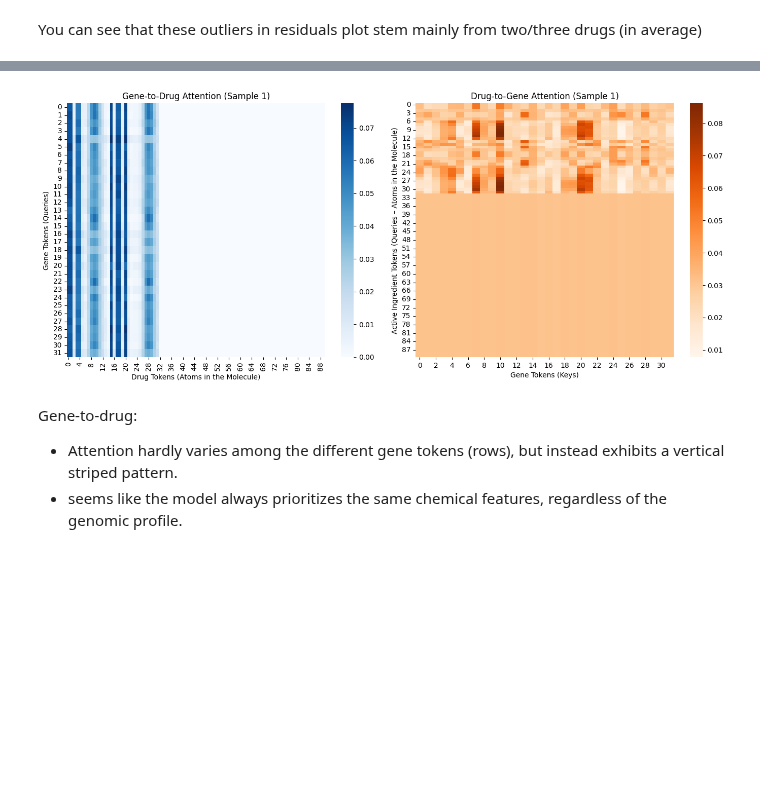
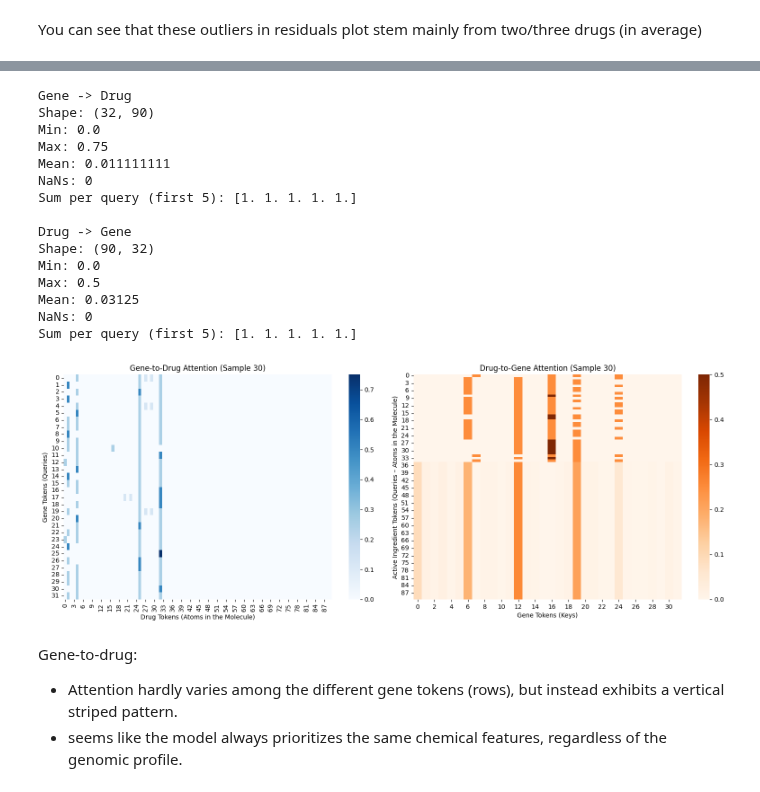
Before and after one commit to s-juross/masterthesis, a Jupyter notebook: gpu/error_analysis_attention.ipynb, the cells around one changed output, grey strips where cells are left out. Drawn from its saved outputs; the diff is of its cells as text; code cells hidden in the pictures; blank space fills up the shorter version.

```diff
--- a/gpu/error_analysis_attention.ipynb
+++ b/gpu/error_analysis_attention.ipynb
@@ -786,17 +750,24 @@ Seed evaluation
 from tqdm.auto import tqdm
 import sys
 import os
+from pathlib import Path
 molclr_path = os.path.abspath('../MolCLR')
 if molclr_path not in sys.path:
     sys.path.append(molclr_path)
 from models.gcn_molclr import GCN
 gnn_type = "GCN"  # Options: "GCN", "GAT", "GIN"
 
+# get checkpoint path for MolCLR model
+molclr_dir = Path("../MolCLR").resolve()
+checkpoint_path = molclr_dir / "ckpt" / "pretrained_gcn" / "checkpoints" / "model.pth"
+if not checkpoint_path.is_file():
+    raise FileNotFoundError(f"MolCLR-Checkpoint nicht gefunden: {checkpoint_path}")
+
 seed_results = []
 amp_enabled = device.type in ("cuda","mps")
 # device = torch.device("cuda" if torch.cuda.is_available() else "mps" if torch.backends.mps.is_available() else "cpu")
 # Zeile obendrüber: vielleicht machen wir das eher so?
-scaler = torch.amp.GradScaler(device.type, enabled=amp_enabled)
+scaler = torch.amp.GradScaler(device.type, enabled=False)
 
 for run_idx, seed in enumerate(seeds):
     print(f"\n==========================================")
@@ -807,7 +778,24 @@ for run_idx, seed in enumerate(seeds):
     #torch.use_deterministic_algorithms(True, warn_only=True)
     train_loader.generator.manual_seed(seed)
 
-    molclr_gcn = GCN(num_layer=5, emb_dim=300, feat_dim=hidden_dim, drop_ratio=dropout, pool="mean")
+    molclr_gcn = GCN(num_layer=5, emb_dim=300, feat_dim=512, drop_ratio=0, pool="mean").to(device)
+    state_dict = torch.load(
+        checkpoint_path,
+        map_location=device,
+        weights_only=True,
+    )
+    molclr_gcn.load_state_dict(state_dict, strict=True)
+
+    # Prüft, ob die geladenen Parameter exakt den Checkpoint-Werten entsprechen.
+    loaded_state = molclr_gcn.state_dict()
+    if not all(
+        torch.equal(loaded_state[name].cpu(), tensor.cpu())
+        for name, tensor in state_dict.items()
+    ):
+        raise RuntimeError("Loaded weights do not match the checkpoint.")
+
+    print(f"MolCLR checkpoint successfully loaded: {checkpoint_path}")
+
     model = GroundedCrossAttentionModel(
         gene_token_indices=gene_token_indices,
         hidden_dim=hidden_dim,
@@ -851,12 +839,14 @@ for run_idx, seed in enumerate(seeds):
 
     for epoch in range(epochs):
         model.train()
+        if freeze_bool:
+            model.drug_encoder.eval()
         train_loss = 0.0
         # Iterating Over the PyG DataLoader
         for batch in tqdm(train_loader, desc=f"Epoch {epoch + 1}/{epochs}", leave=False):
             batch = batch.to(device)
             optimizer.zero_grad(set_to_none=True)
-            with torch.amp.autocast(device_type=device.type, enabled=amp_enabled):
+            with torch.amp.autocast(device_type=device.type, enabled=False):
                 # The model receives the genes and the ENTIRE GraphBatch object
                 preds = model(batch.gene, batch)
                 loss = criterion(preds.squeeze(-1), batch.y_true.squeeze(-1))
@@ -875,7 +865,7 @@ for run_idx, seed in enumerate(seeds):
         with torch.no_grad():
             for batch in val_loader:
                 batch = batch.to(device)
-                with torch.amp.autocast(device_type=device.type, enabled=amp_enabled):
+                with torch.amp.autocast(device_type=device.type, enabled=False):
                     preds = model(batch.gene, batch)
                     loss = criterion(preds.squeeze(-1), batch.y_true.squeeze(-1))
                 val_loss += loss.item() * batch.num_graphs
@@ -909,14 +899,13 @@ for run_idx, seed in enumerate(seeds):
     with torch.no_grad():
         for i, batch in enumerate(test_loader):
             batch = batch.to(device)
-            with torch.amp.autocast(device_type=device.type, enabled=amp_enabled):
+            with torch.amp.autocast(device_type=device.type, enabled=False):
                 # Attention save on the first batch
                 preds = model(batch.gene, batch, save_attention=(i==0))
             test_preds_list.append(preds.cpu())
 
     test_preds_orig = torch.cat(test_preds_list).numpy()
-    #test_preds_orig = y_scaler.inverse_transform(test_preds_orig.reshape(-1, 1)).flatten()
-    #y_test_orig = y_scaler.inverse_transform(y_test_orig.reshape(-1, 1)).flatten()
+    test_preds_orig = y_scaler.inverse_transform(test_preds_orig.reshape(-1, 1)).flatten()
 
     test_rmse = root_mean_squared_error(y_test_orig, test_preds_orig)
     test_r2 = r2_score(y_test_orig, test_preds_orig)
@@ -1152,9 +1157,25 @@ print(outlier_names)
 # %%
-from gpu.gnn_models_utils import plot_attention_weights
+importlib.reload(gnn_models_utils)
+from gnn_models_utils import plot_attention_weights
 
-plot_attention_weights(model, test_loader, device, sample_idx=1)
+plot_attention_weights(model, test_loader, device, sample_idx=30)
 # %% [output]
+Gene -> Drug
+Shape: (32, 90)
+Min: 0.0
+Max: 0.75
+Mean: 0.011111111
+NaNs: 0
+Sum per query (first 5): [1. 1. 1. 1. 1.]
+
+Drug -> Gene
+Shape: (90, 32)
+Min: 0.0
+Max: 0.5
+Mean: 0.03125
+NaNs: 0
+Sum per query (first 5): [1. 1. 1. 1. 1.]
-[figure, old version]
+[figure, new version]
 # %%
 from rdkit.Chem import Draw
 
```
Also changed, not shown: parts of 9 cells of this notebook, 1 other file.
